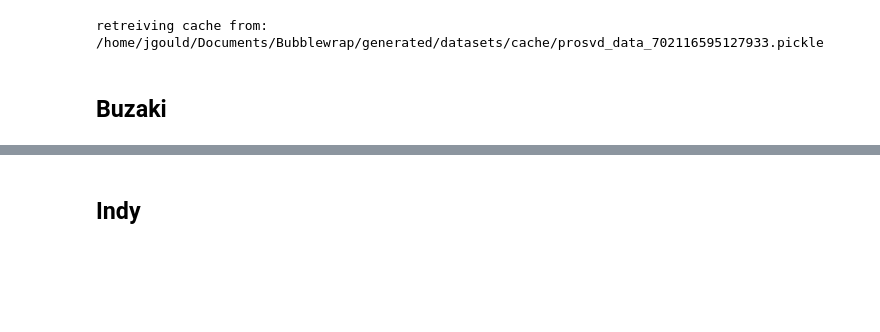
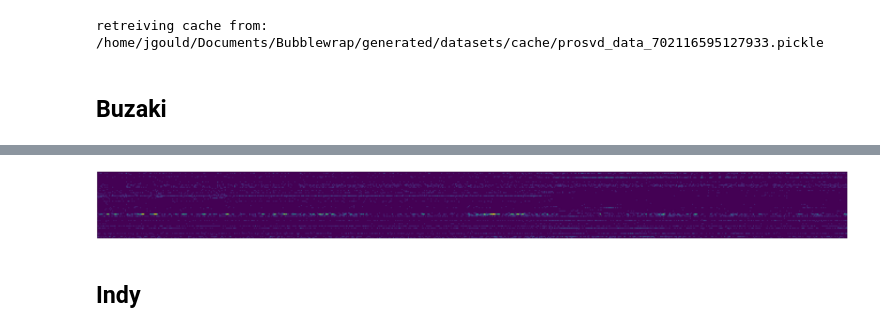
Before and after one commit to draeloslab/AdaptiveLatents, a Jupyter notebook: scripts/regressions.ipynb, the cells around one changed output, grey strips where cells are left out. Saved outputs shown, nothing was run; the diff lists cells and outputs as text; code cells hidden in the pictures; blank space fills up the shorter version.

```diff
--- a/scripts/regressions.ipynb
+++ b/scripts/regressions.ipynb
@@ -128,5 +125,5 @@ retreiving cache from: /home/jgould/Documents/Bubblewrap/generated/datasets/cach
 # %% [markdown]
 ## Buzaki
 # %%
-obs, raw_behavior, bin_centers, beh_t = adaptive_latents.input_sources.datasets.construct_buzaki_data(base=adaptive_latents.input_sources.datasets.individual_identifiers["buzaki"][0], bin_size=0.03)
+obs, raw_behavior, bin_centers, beh_t = adaptive_latents.input_sources.datasets.construct_buzaki_data(individual_identifier=adaptive_latents.input_sources.datasets.individual_identifiers["buzaki"][0], bin_width=0.03)
 # %% [output]
@@ -156,3 +156,11 @@ retreiving cache from: /home/jgould/Documents/Bubblewrap/generated/datasets/cach
+# %%
+fig, ax = plt.subplots(figsize=(100,10), layout='tight')
+plt.imshow(obs[:700].T, interpolation='none')
+plt.yticks(range(obs.shape[1]), labels=[])
+plt.xticks([])
+plt.savefig("/home/jgould/Dropbox (University of Michigan)/long.png")
+# %% [output]
+[figure, added]
 # %% [markdown]
 ## Indy
 # %%
```
Also changed, not shown: parts of 6 cells of this notebook, 17 other files.
